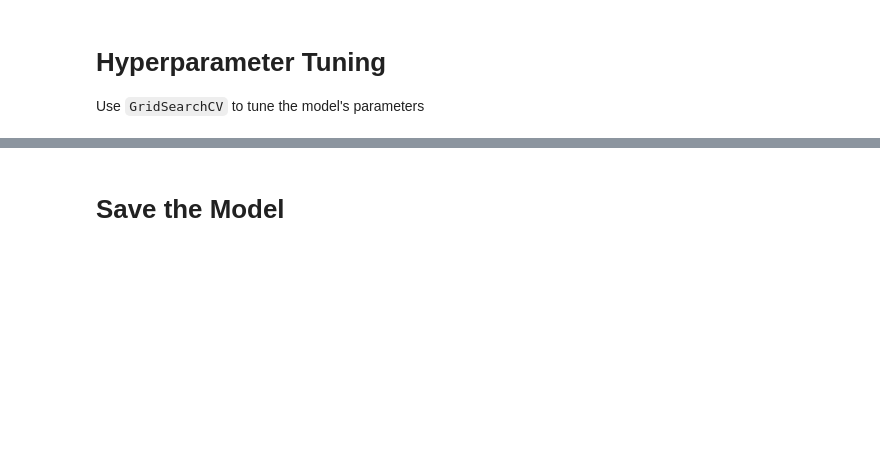
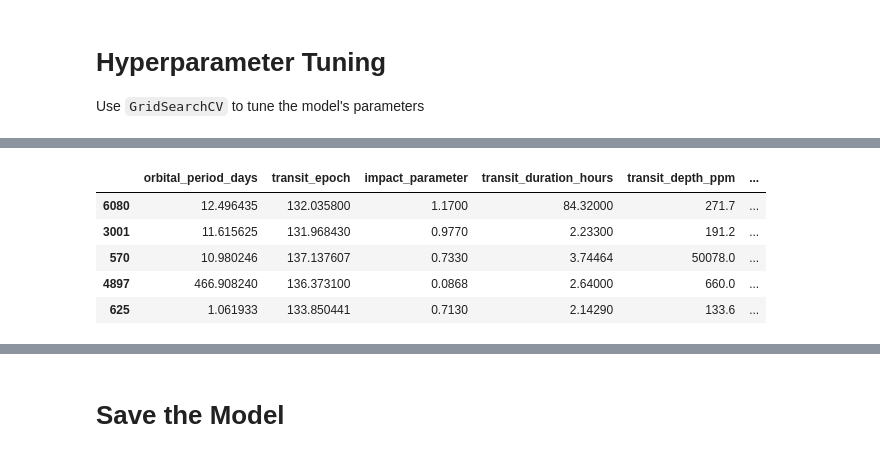
Before and after one commit to jklug34/exoplanet-machine-learning-challenge, a Jupyter notebook: starter_code/random_forest_classifier.ipynb, the cells around one changed output, grey strips where cells are left out. Cells and saved outputs as stored; diff of their text form; code cells hidden in the pictures; blank space fills up the shorter version.

```diff
--- a/starter_code/random_forest_classifier.ipynb
+++ b/starter_code/random_forest_classifier.ipynb
@@ -230,7 +240,14 @@ Use `GridSearchCV` to tune the model's parameters
 # %%
-#X1 = selected_features
-#y1 = df_cleaned_headers["koi_disposition"]
+X1 = selected_features
+y1 = df_cleaned_headers["koi_disposition"]
 # %%
-#X1_train, X1_test, y1_train, y1_test = train_test_split(X1, y1, random_state=42, stratify=y1)
+X1_train, X1_test, y1_train, y1_test = train_test_split(X1, y1, random_state=42, stratify=y1)
 
-#X1_train.head()
+X1_train.head()
+# %% [output]
+|  | orbital_period_days | transit_epoch | impact_parameter | transit_duration_hours | transit_depth_ppm | ... |
+| 6080 | 12.496435 | 132.035800 | 1.1700 | 84.32000 | 271.7 | ... |
+| 3001 | 11.615625 | 131.968430 | 0.9770 | 2.23300 | 191.2 | ... |
+| 570 | 10.980246 | 137.137607 | 0.7330 | 3.74464 | 50078.0 | ... |
+| 4897 | 466.908240 | 136.373100 | 0.0868 | 2.64000 | 660.0 | ... |
+| 625 | 1.061933 | 133.850441 | 0.7130 | 2.14290 | 133.6 | ... |
```
Also changed, not shown: parts of 21 cells of this notebook, 10 other files.
